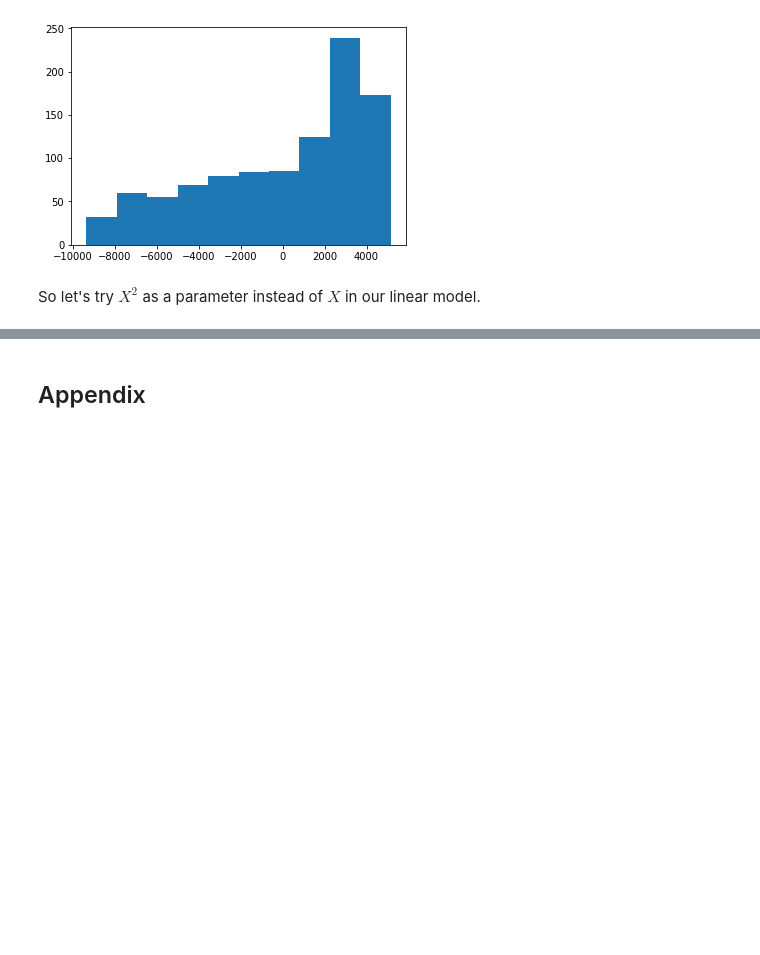
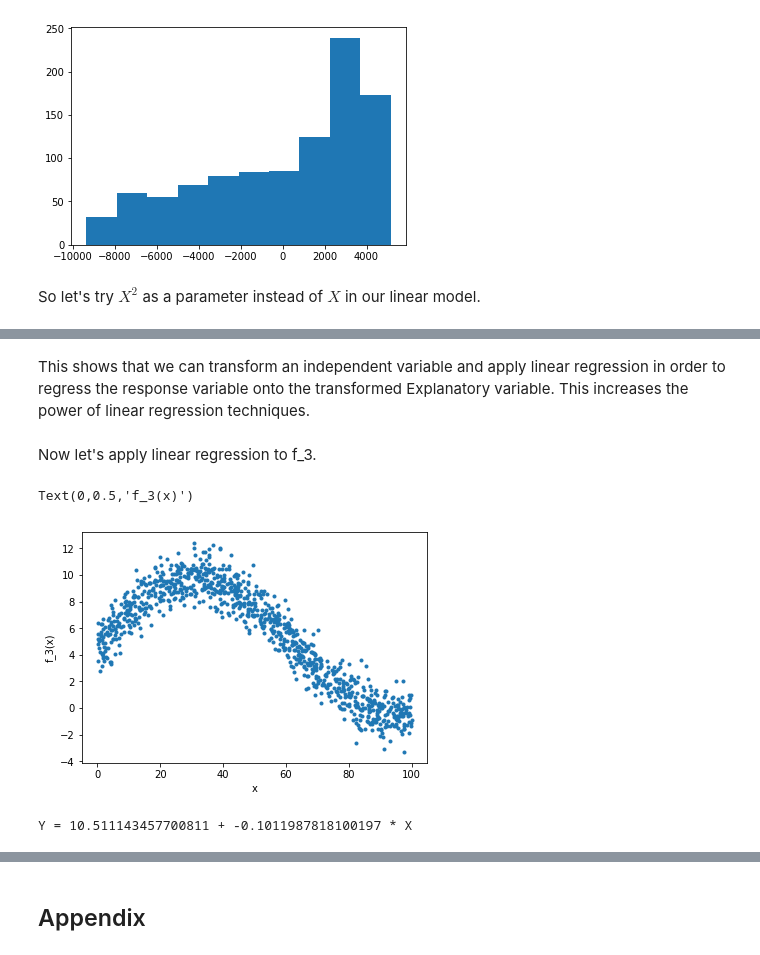
Before and after one commit to TanselArif-21/LinearRegression, a Jupyter notebook: LinearRegression.ipynb, the cells around one changed output, grey strips where cells are left out. Saved outputs shown, nothing was run; the diff lists cells and outputs as text; code cells hidden in the pictures; blank space fills up the shorter version.

```diff
--- a/LinearRegression.ipynb
+++ b/LinearRegression.ipynb
@@ -147,9 +147,9 @@ def f_1(x):
 def f_2(x):
     return 4.67 + 5.07*x**2
 
-#f_3(x)=4.67+5.07∗sin(x)
+#f_3(x)=4.67+5.07∗sin(x/20)
 def f_3(x):
-    return 4.67 + 5.07*math.sin(x)
+    return 4.67 + 5.07*math.sin(x/20)
 # %%
 r = np.random.RandomState(101)
 X = 100*r.rand(1000)
@@ -161,7 +161,7 @@ E_1 = 10*r.randn(1000)
 E_2 = 500*r.randn(1000)
 
 #Error term with sigma = 19, mu = 0
-E_3 = 19*r.randn(1000)
+E_3 = 1*r.randn(1000)
 
 #Response variables
 Y_1 = list(map(f_1,X))+E_1
@@ -295,0 +331,31 @@ beta_1 = [[5.06425452]]
+# %% [markdown]
+This shows that we can transform an independent variable and apply linear regression in order to regress the response variable onto the transformed Explanatory variable. This increases the power of linear regression techniques.
+# %% [markdown]
+Now let's apply linear regression to f_3.
+# %%
+fig = plt.figure()
+axes = fig.add_axes([0.1,0.1,0.8,0.8])
+axes.plot(X,Y_3,'.')
+axes.set_xlabel('x')
+axes.set_ylabel('f_3(x)')
+# %% [output]
+Text(0,0.5,'f_3(x)')
+[figure, added]
+# %%
+#Find the mean of the data for f_2
+x_bar3 = np.mean(X)
+y_bar3 = np.mean(Y_3)
+
+numerator = 0
+denominator = 0
+
+for i in range(len(Y_3)):
+    numerator += (X[i] - x_bar3)*(Y_3[i] - y_bar3)
+    denominator += (X[i] - x_bar3)**2
+
+beta3_1 = numerator/denominator
+beta3_0 = y_bar3 - beta3_1*x_bar3
+
+print('Y = {beta_0} + {beta_1} * X'.format(beta_0 = beta3_0, beta_1 = beta3_1))
+# %% [output]
+Y = 10.511143457700811 + -0.1011987818100197 * X
```
Also changed, not shown: parts of 54 cells of this notebook, 8 other files.
